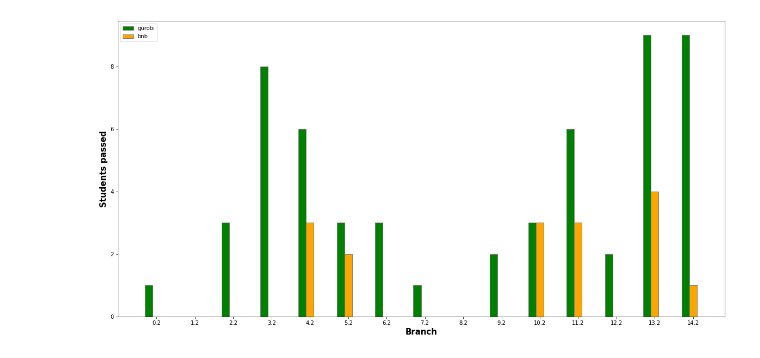
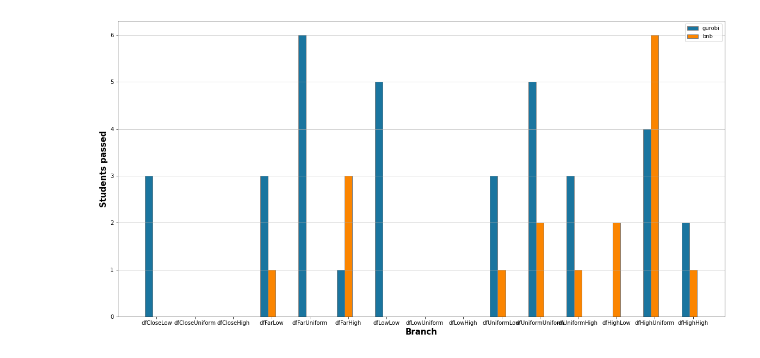
Before and after one commit to GiulioAppetito/Progetto-AMOD-21-22, a Jupyter notebook: plots.ipynb, the cells around one changed output. Cells and saved outputs as stored; diff of their text form; code cells hidden in the pictures.

```diff
--- a/plots.ipynb
+++ b/plots.ipynb
@@ -109,36 +214,38 @@ print(i)
 # %%
 import numpy as np
 import matplotlib.pyplot as plt
 
 # set width of bar
 barWidth = 0.2
 fig = plt.subplots(figsize =(20, 10))
 
 # set height of bar
-gurobi = []
-bnb = []
-for df in dfs:
-  gurobi.append(len(df[df['gurobi interrupted'] == True]))
-  bnb.append(len(df[df['bnb interrupted'] == True]))
+gurobi = [3,0,0,3,6,1,5,0,0,3,5,3,0,4,2]
+bnb =    [0,0,0,1,0,3,0,0,0,1,2,1,2,6,1]
+
 
 # Set position of bar on X axis
 br1 = np.arange(len(gurobi))
 br2 = [x + barWidth for x in br1]
+gurobiColor =  "#1a759f"
+bnbColor ="#fb8500"
+limitColor = "#f21b3f"
 
 # Make the plot
-plt.bar(br1, gurobi, color ='green', width = barWidth,
+plt.bar(br1, gurobi, color =gurobiColor, width = barWidth,
         edgecolor ='grey', label ='gurobi')
-plt.bar(br2, bnb, color ='orange', width = barWidth,
+plt.bar(br2, bnb, color =bnbColor, width = barWidth,
         edgecolor ='grey', label ='bnb')
 
-
+labels = ['dfCloseLow','dfCloseUniform','dfCloseHigh','dfFarLow','dfFarUniform','dfFarHigh','dfLowLow','dfLowUniform','dfLowHigh','dfUniformLow','dfUniformUniform','dfUniformHigh','dfHighLow','dfHighUniform','dfHighHigh']
 # Adding Xticks
 plt.xlabel('Branch', fontweight ='bold', fontsize = 15)
 plt.ylabel('Students passed', fontweight ='bold', fontsize = 15)
-plt.xticks([r + barWidth for r in range(len(gurobi))],
+plt.xticks([r + barWidth for r in range(len(gurobi))],labels
         )
+plt.grid(axis='y')
 
 plt.legend()
 plt.show()
 # %% [output]
-[figure, old version]
+[figure, new version]
```
Also changed, not shown: parts of 6 cells of this notebook.
